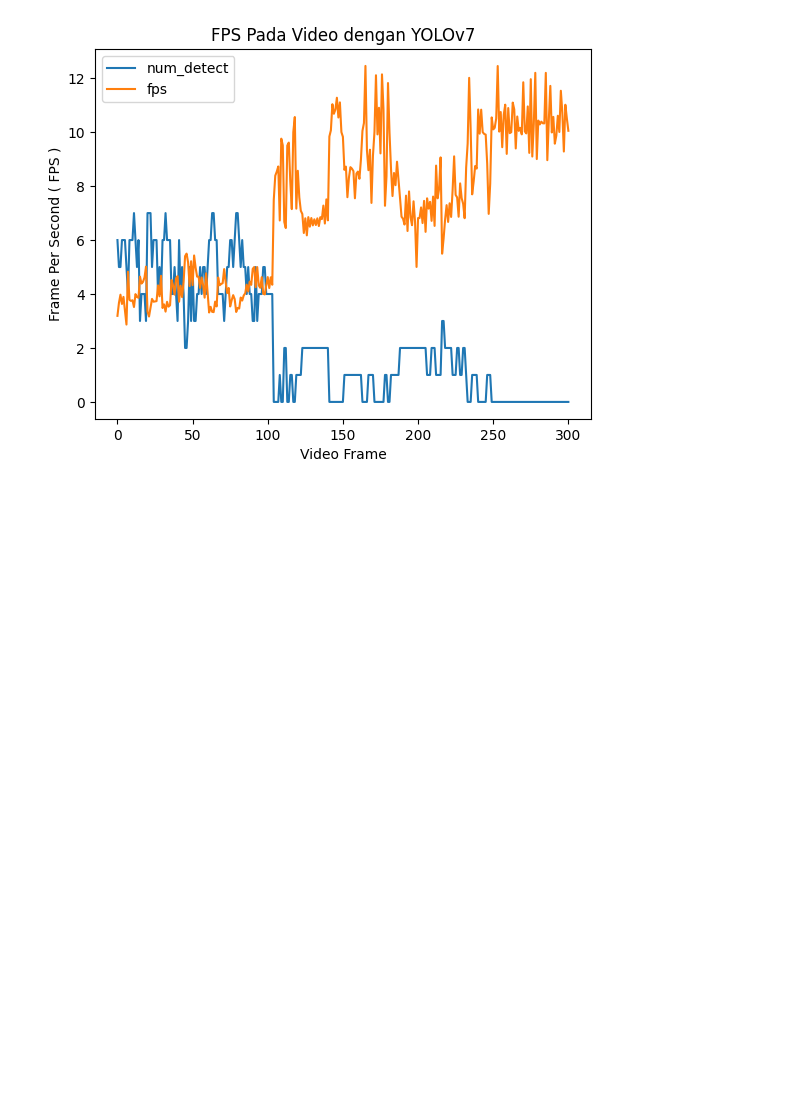
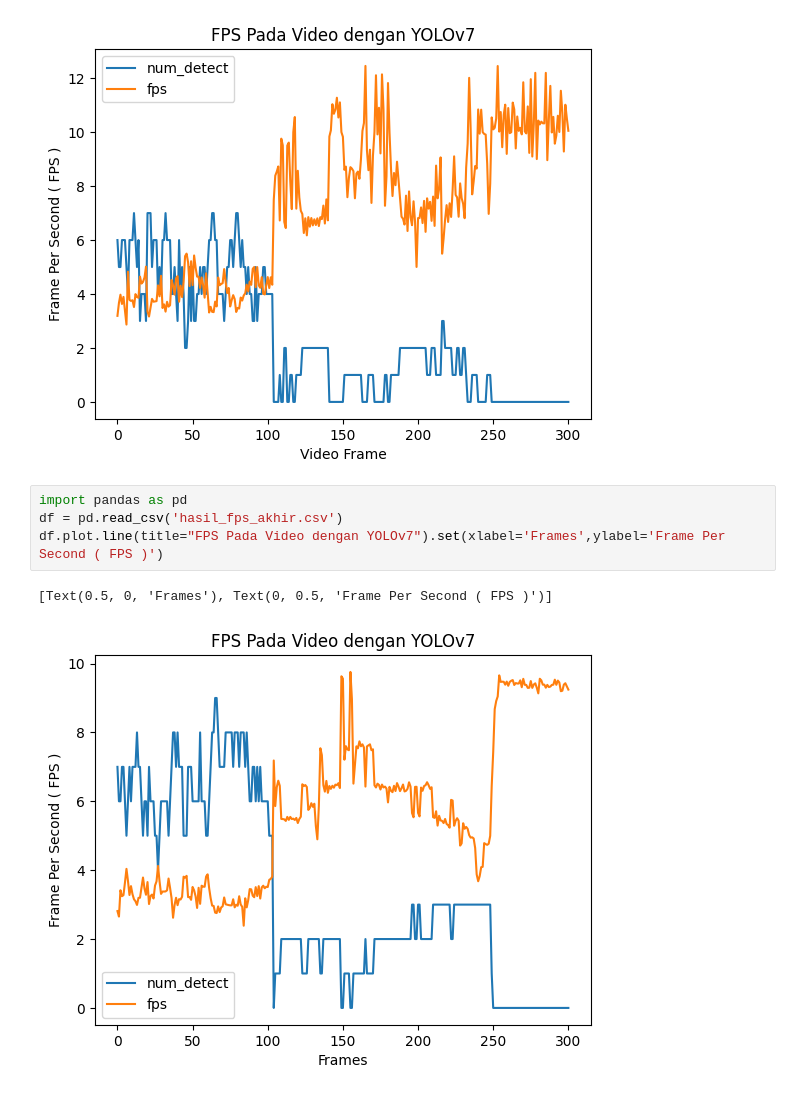
Before and after one commit to echestratus/PyTorch-Underwater-Image-Enhancement-main, a Jupyter notebook: cek.ipynb, the cells around one changed output. Saved outputs shown, nothing was run; the diff lists cells and outputs as text; blank space fills up the shorter version.

```diff
--- a/cek.ipynb
+++ b/cek.ipynb
@@ -6,3 +6,10 @@ df.plot.line(title="FPS Pada Video dengan YOLOv7").set(xlabel='Video Frame',ylab
 # %% [output]
 [Text(0.5, 0, 'Video Frame'), Text(0, 0.5, 'Frame Per Second ( FPS )')]
 [figure]
+# %%
+import pandas as pd
+df = pd.read_csv('hasil_fps_akhir.csv')
+df.plot.line(title="FPS Pada Video dengan YOLOv7").set(xlabel='Frames',ylabel='Frame Per Second ( FPS )')
+# %% [output]
+[Text(0.5, 0, 'Frames'), Text(0, 0.5, 'Frame Per Second ( FPS )')]
+[figure, added]
```
Also changed, not shown: 7 other files.
